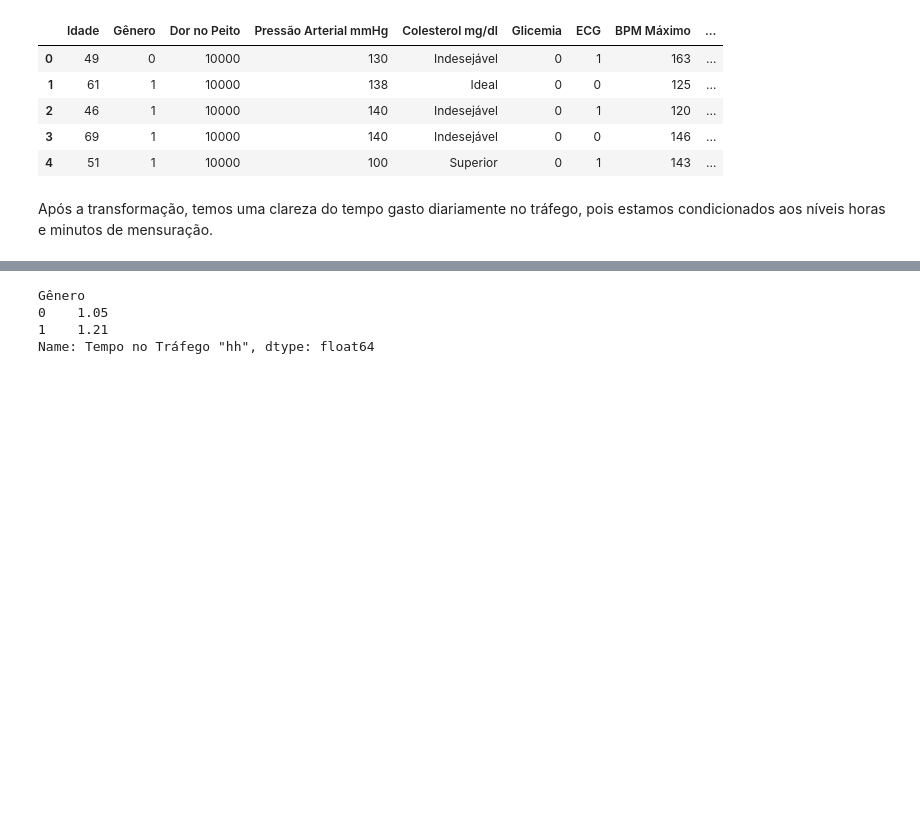
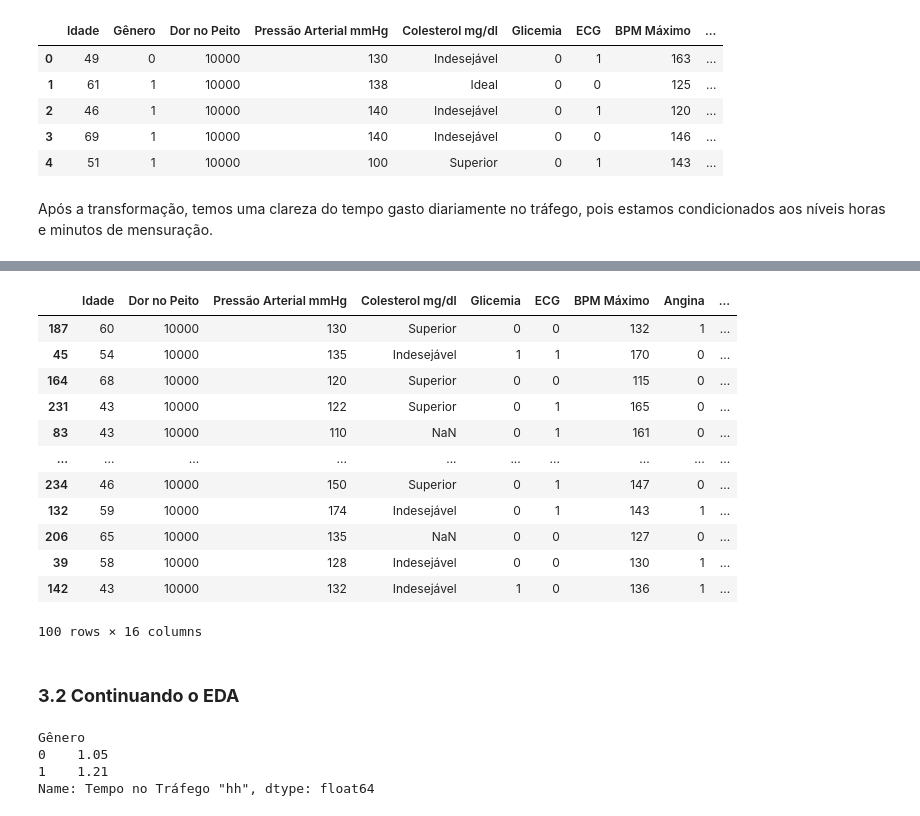
Before and after one commit to travallons/testptm, a Jupyter notebook: sex_predictor.ipynb, the cells around one changed output, grey strips where cells are left out. Saved outputs shown, nothing was run; the diff lists cells and outputs as text; code cells hidden in the pictures; blank space fills up the shorter version.

```diff
--- a/sex_predictor.ipynb
+++ b/sex_predictor.ipynb
@@ -165,0 +168,2 @@ Após a transformação, temos uma clareza do tempo gasto diariamente no tráfeg
+# %%
+new = data.drop(columns=['Gênero'])
@@ -165,0 +179,18 @@ Após a transformação, temos uma clareza do tempo gasto diariamente no tráfeg
+# %%
+from random import sample
+amostra = new.sample(n = 100)
+amostra
+# %% [output]
+|  | Idade | Dor no Peito | Pressão Arterial mmHg | Colesterol mg/dl | Glicemia | ECG | BPM Máximo | Angina | ... |
+| 187 | 60 | 10000 | 130 | Superior | 0 | 0 | 132 | 1 | ... |
+| 45 | 54 | 10000 | 135 | Indesejável | 1 | 1 | 170 | 0 | ... |
+| 164 | 68 | 10000 | 120 | Superior | 0 | 0 | 115 | 0 | ... |
+| 231 | 43 | 10000 | 122 | Superior | 0 | 1 | 165 | 0 | ... |
+| 83 | 43 | 10000 | 110 | NaN | 0 | 1 | 161 | 0 | ... |
+| ... | ... | ... | ... | ... | ... | ... | ... | ... | ... |
+| 234 | 46 | 10000 | 150 | Superior | 0 | 1 | 147 | 0 | ... |
+| 132 | 59 | 10000 | 174 | Indesejável | 0 | 1 | 143 | 1 | ... |
+| 206 | 65 | 10000 | 135 | NaN | 0 | 0 | 127 | 0 | ... |
+| 39 | 58 | 10000 | 128 | Indesejável | 0 | 0 | 130 | 1 | ... |
+| 142 | 43 | 10000 | 132 | Indesejável | 1 | 0 | 136 | 1 | ... |
+100 rows × 16 columns
@@ -166,3 +199,5 @@ Após a transformação, temos uma clareza do tempo gasto diariamente no tráfeg
+# %% [markdown]
+### **3.2 Continuando o EDA**
 # %%
 data.groupby(['Gênero']).mean()['Tempo no Tráfego "hh"'].round(2)
 # %% [output]
```
Also changed, not shown: parts of 4 cells of this notebook.
